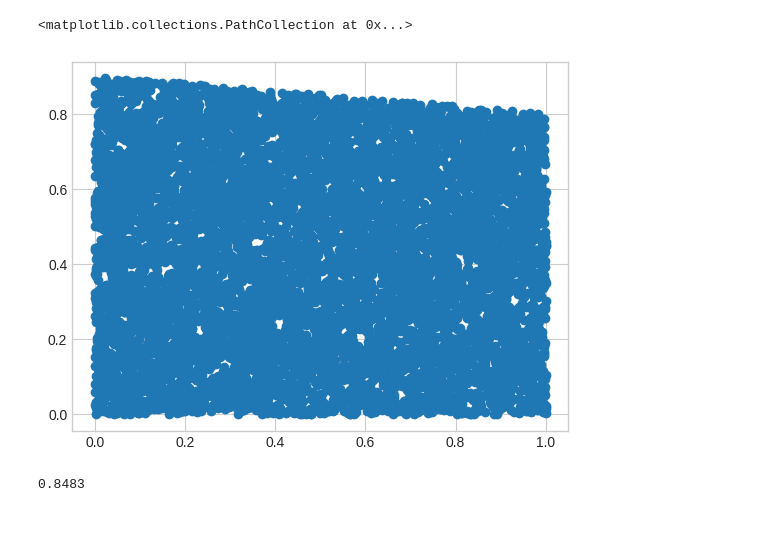
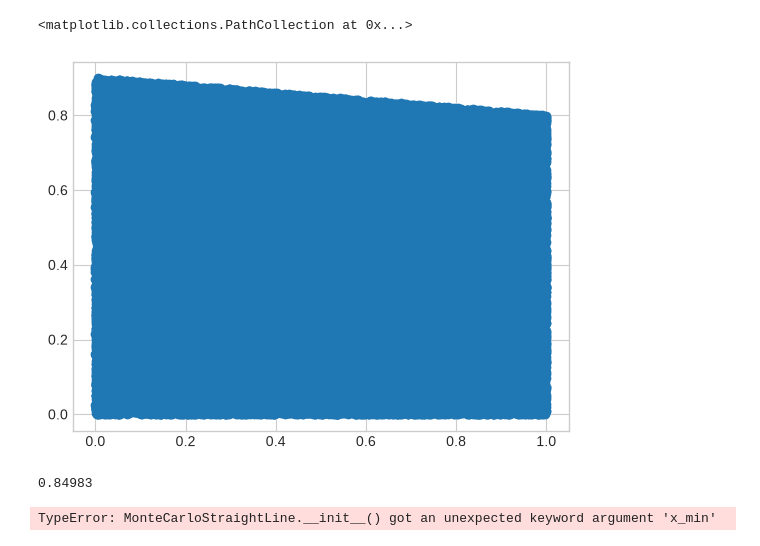
Before and after one commit to Asged/CompPhys, a Jupyter notebook: Week 01/W01B.ipynb, the cells around one changed output. Cells and saved outputs as stored; diff of their text form; code cells hidden in the pictures.

```diff
--- a/Week 01/W01B.ipynb
+++ b/Week 01/W01B.ipynb
@@ -129,14 +129,22 @@ class MonteCarloStraightLine(MonteCarloSquare):
 
         return self.xs, self.ys
 # %%
-line = MonteCarloStraightLine(size=10000, a=.1, b=.9)
+line = MonteCarloStraightLine(size=100000, a=.1, b=.9)
 line.sampler()
 x, y = line.indicatorFunction()
 plt.scatter(x,y)
 # %% [output]
 <matplotlib.collections.PathCollection at 0x...>
-[figure, old version]
+[figure, new version]
 # %%
 line.occupiedArea()
 # %% [output]
-0.8483
+0.84983
+# %%
+line1 = MonteCarloStraightLine(x_min=0, x_max=0.2, y_min=0, y_max=0.2)
+line2 = MonteCarloStraightLine(x_min=0, x_max=0.2, y_min=0.8, y_max=1)
+
+print(line.occupiedArea())
+print(line2.occupiedArea())
+# %% [output]
+TypeError: MonteCarloStraightLine.__init__() got an unexpected keyword argument 'x_min'
```
Also changed, not shown: parts of 3 cells of this notebook, 3 other files.
